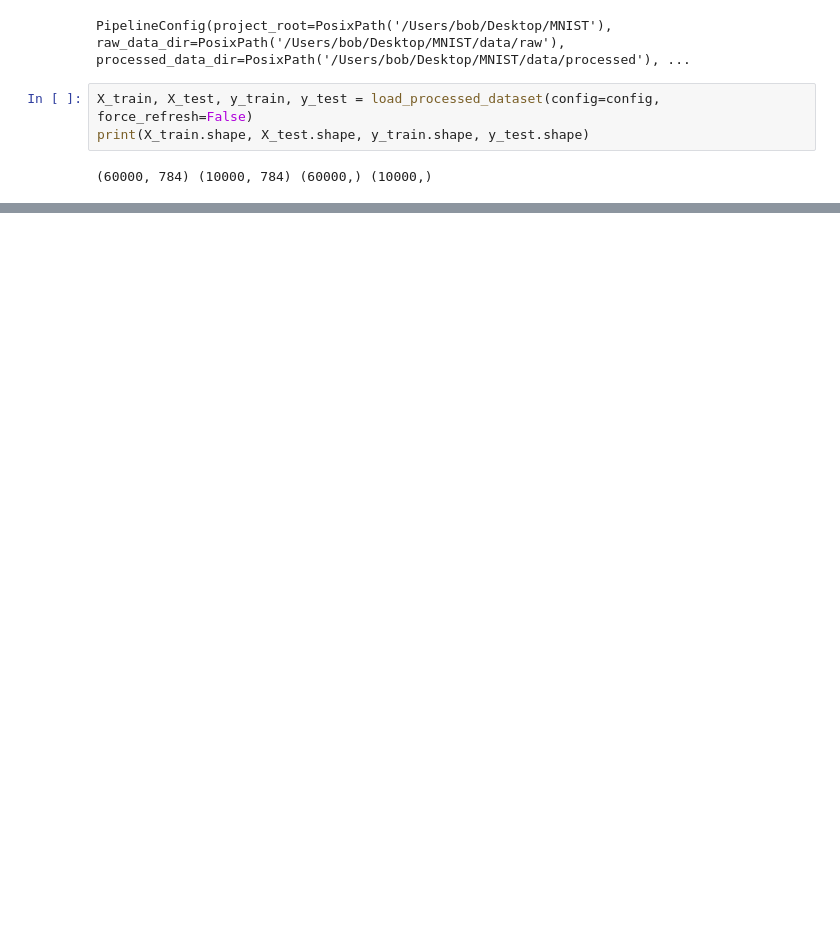
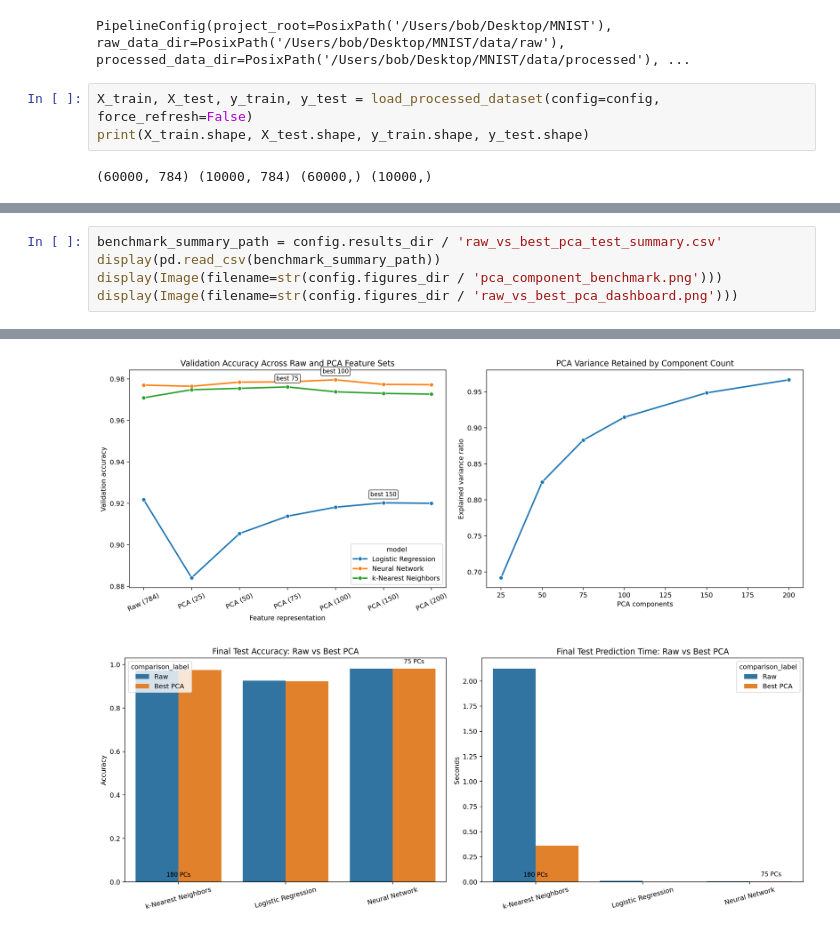
Before and after one commit to NomadZhang/MSI5102, a Jupyter notebook: notebooks/mnist_pipeline.ipynb, the cells around one changed output, grey strips where cells are left out. Cells and saved outputs as stored; diff of their text form; blank space fills up the shorter version.

```diff
--- a/notebooks/mnist_pipeline.ipynb
+++ b/notebooks/mnist_pipeline.ipynb
@@ -71,0 +81,6 @@ pd.read_csv(metrics_path)
+# %%
+benchmark_summary_path = config.results_dir / 'raw_vs_best_pca_test_summary.csv'
+display(pd.read_csv(benchmark_summary_path))
+display(Image(filename=str(config.figures_dir / 'pca_component_benchmark.png')))
+display(Image(filename=str(config.figures_dir / 'raw_vs_best_pca_dashboard.png')))
+# %% [output]
@@ -72 +94,3 @@ pd.read_csv(metrics_path)
+[figure, added]
+[figure, added]
 # %%
```
Also changed, not shown: parts of 12 cells of this notebook, 9 other files.
